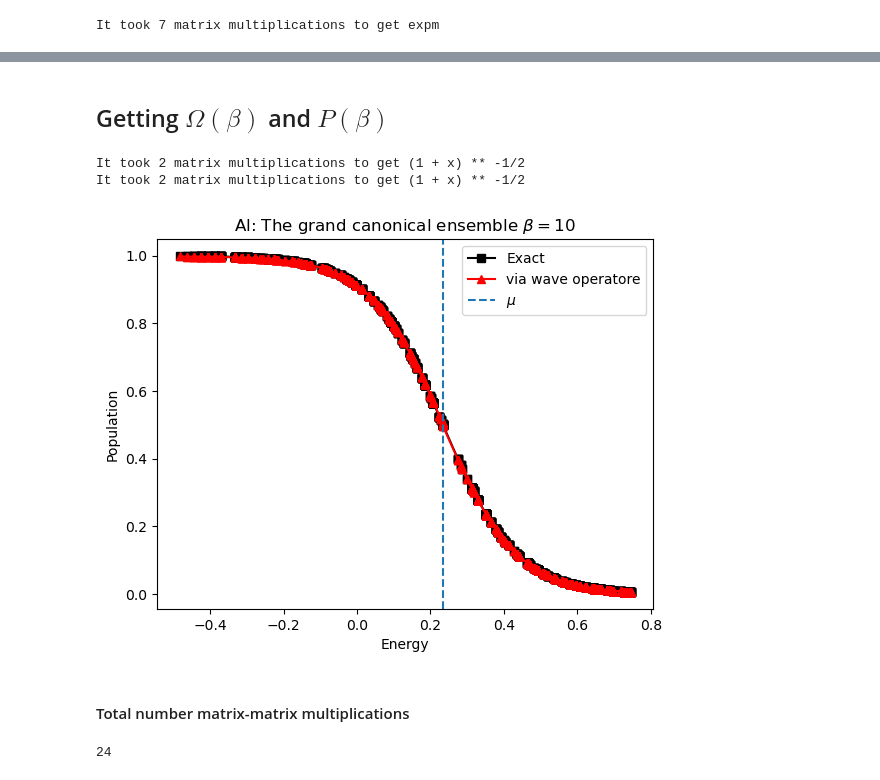
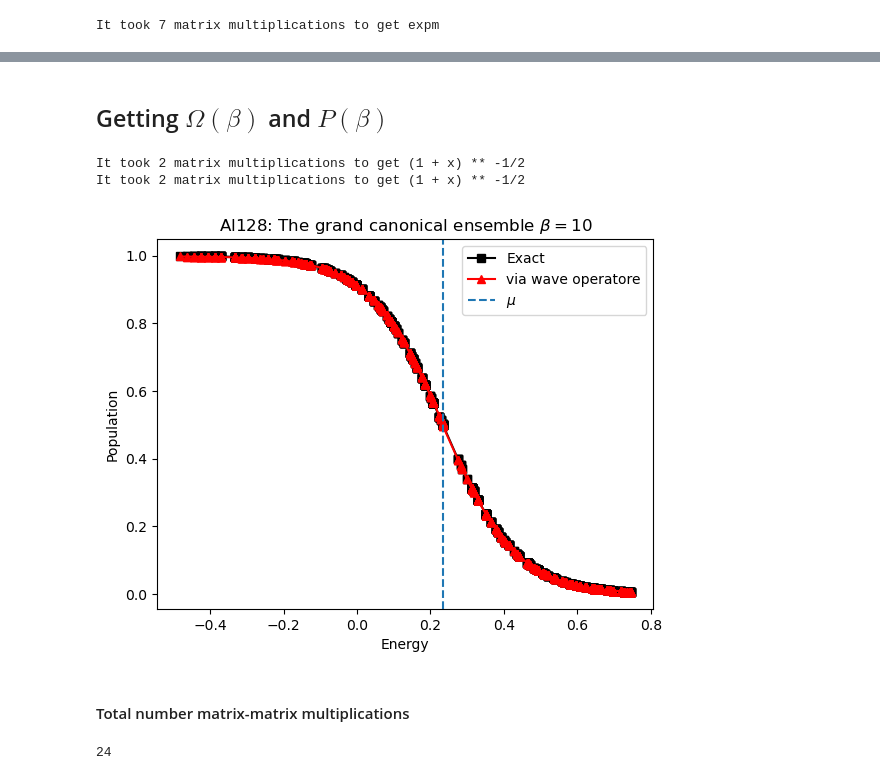
Before and after one commit to dibondar/Zero2LowTemperature, a Jupyter notebook: GC_ensemble.ipynb, the cells around one changed output, grey strips where cells are left out. Saved outputs shown, nothing was run; the diff lists cells and outputs as text; code cells hidden in the pictures.

```diff
--- a/GC_ensemble.ipynb
+++ b/GC_ensemble.ipynb
@@ -142,12 +103,15 @@ def expm_specialized(A):
         -9940 + 27020*np.exp(-1)
     ]
 
+    # how many matrix multiplications it takes to get R
+    cost_R = len(c) - 2
+
     I = np.eye(A.shape[0])
 
-    R = c[0] * I  + A @ (c[1] * I + A @ (c[2] * I + A * c[3]))
+    R = A * c.pop() + I * c.pop()
 
-    # how many matrix multiplications it took to get R
-    cost_R = len(c) - 2
+    while c:
+        R = c.pop() * I + A @ R
 
     # squaring step to undo scaling
     for _ in range(n_squarings):
@@ -248,5 +155,32 @@ def Fm(A):
-# %% [markdown]
-## Getting $\Omega(\beta)$ and $P(\beta)$
+# %%
+def Fm(A):
+
+    c = [
+        -576 + 408*np.sqrt(2),
+         6256 - 4424*np.sqrt(2),
+         -14832 + 10488*np.sqrt(2),
+         9560 - 6760*np.sqrt(2)
+    ]
+
+    # how many matrix multiplications it takes to get R
+    cost_R = len(c) - 2
+
+    I = np.eye(A.shape[0])
+
+    R = A * c.pop() + I * c.pop()
+
+    while c:
+        R = c.pop() * I + A @ R
+
+    print(f"It took {cost_R} matrix multiplications to get (1 + x) ** -1/2")
+
+    # Update the number of matrix-matrix multiplications
+    global n_mtx_mult
+    n_mtx_mult += cost_R
+
+    return R
+# %% [markdown]
+## Getting $\Omega(\beta)$ and $P(\beta)$
 # %%
 Omega = exp_half_H_larger @ Fm(exp_half_H_larger @ exp_half_H_larger) @ (I - P_infty)
 Omega += Fm(exp_H_less) @ P_infty
@@ -259,26 +193,26 @@ n_mtx_mult += 5
 It took 2 matrix multiplications to get (1 + x) ** -1/2
 It took 2 matrix multiplications to get (1 + x) ** -1/2
 # %%
-plt.title(f"{system}: The grand canonical ensemble $\\beta = {beta}$")
+plt.title(f"{geom}: The grand canonical ensemble $\\beta = {beta}$")
 
 plt.plot(E, FD_exact, 'ks-', label="Exact")
 plt.plot(
     E,
     eigh(P_approx, eigvals_only=True)[::-1],
     'r^-',
     label="via wave operatore"
 )
 plt.axvline(mu, linestyle='--', label="$\mu$")
 
 plt.xlabel("Energy")
 plt.ylabel("Population")
 plt.legend(numpoints=1)
-plt.savefig(f"results_{system}_beta={beta}.png")
+plt.savefig(f"results_{geom}_beta={beta}.png")
 plt.show()
 # %% [output]
-[figure, old version]
+[figure, new version]
-# %% [markdown]
-#### Total number matrix-matrix multiplications
+# %% [markdown]
+#### Total number matrix-matrix multiplications
 # %%
 n_mtx_mult
 # %% [output]
```
Also changed, not shown: parts of 17 cells of this notebook, 3 other files.
